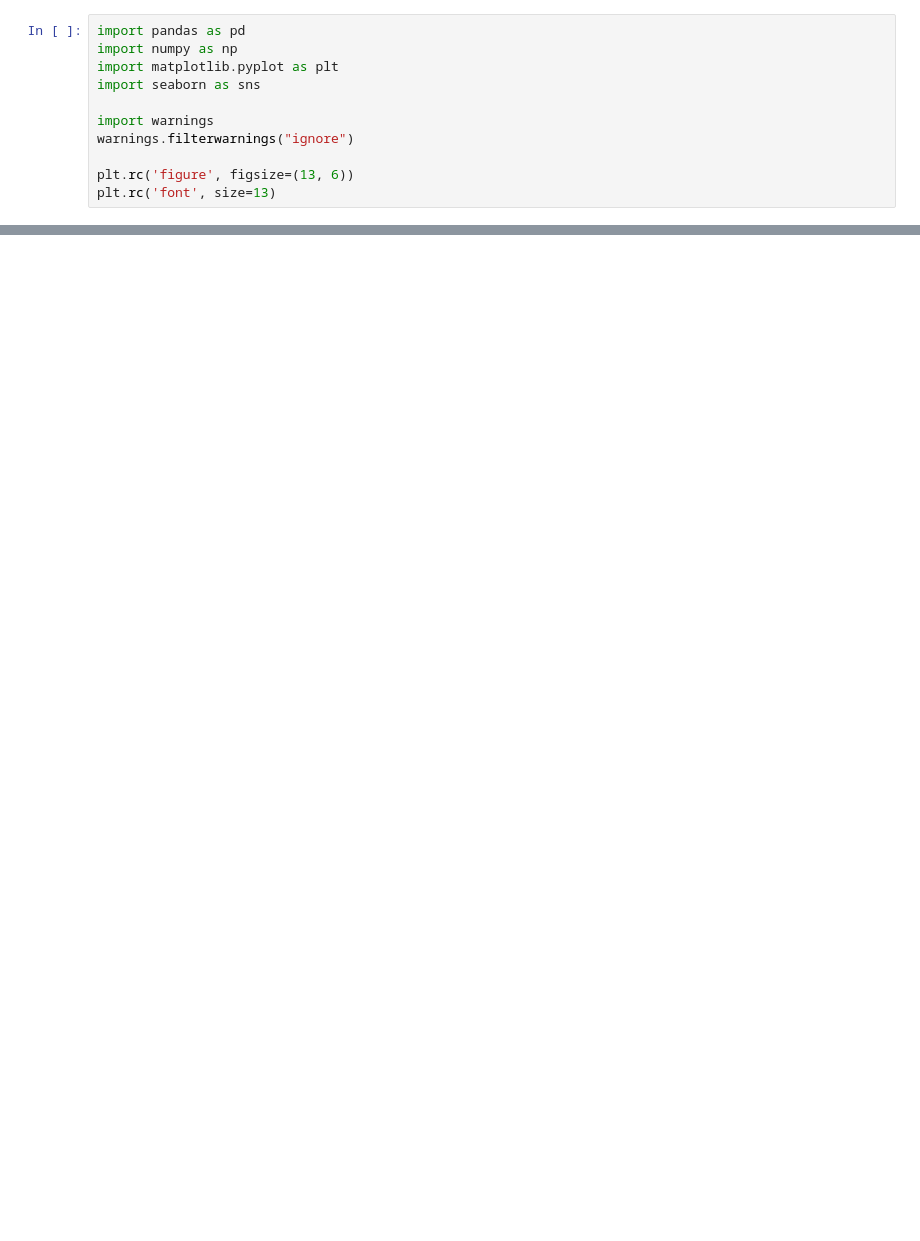
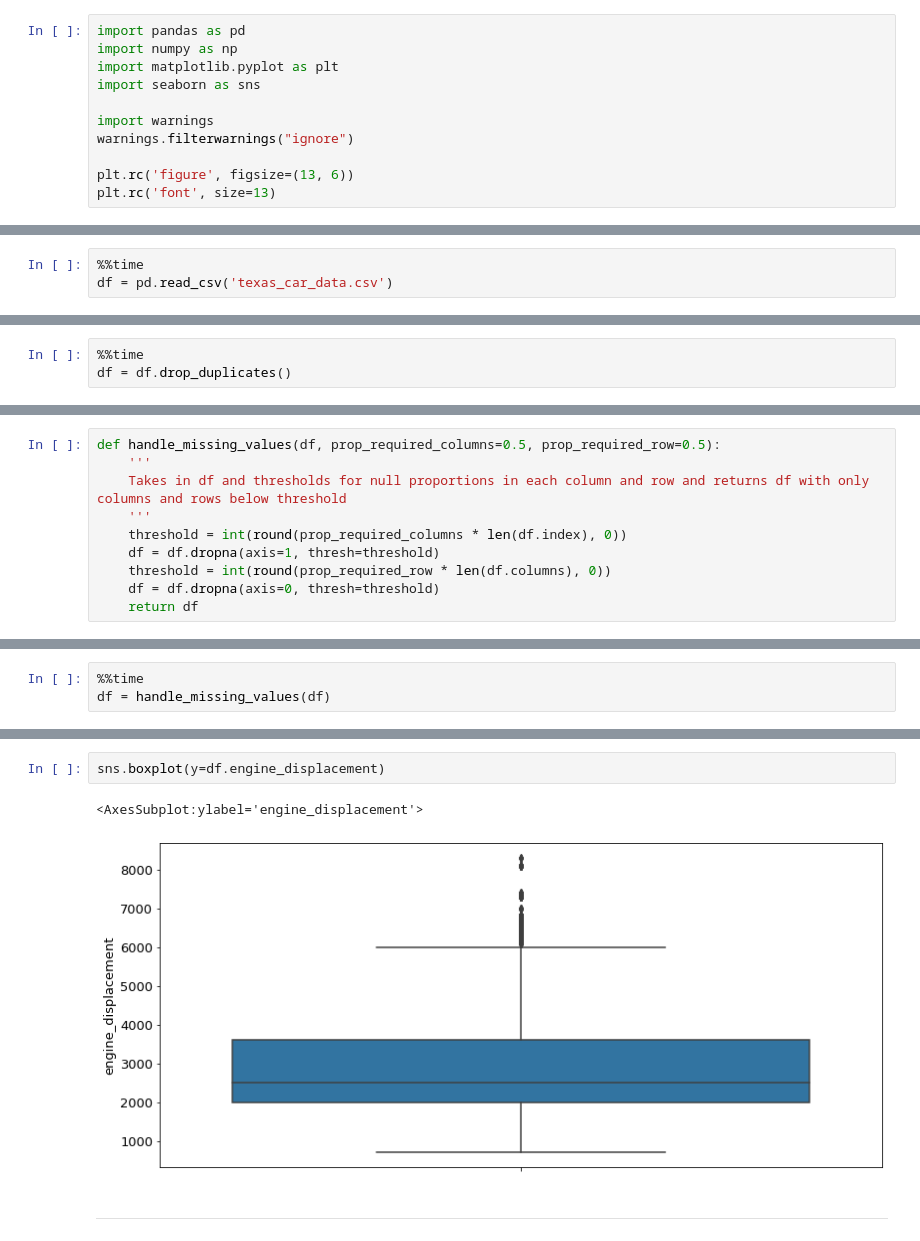
Before and after one commit to adam-talbot/used-cars-regression, a Jupyter notebook: scratchpad.ipynb, the cells around one changed output, grey strips where cells are left out. Cells and saved outputs as stored; diff of their text form; blank space fills up the shorter version.

```diff
--- a/scratchpad.ipynb
+++ b/scratchpad.ipynb
@@ -41,0 +51,3 @@ Name: city, dtype: int64
+# %%
+%%time
+df = pd.read_csv('texas_car_data.csv')
@@ -41,0 +62,3 @@ Name: city, dtype: int64
+# %%
+%%time
+df = df.drop_duplicates()
@@ -41,0 +145,10 @@ Name: city, dtype: int64
+# %%
+def handle_missing_values(df, prop_required_columns=0.5, prop_required_row=0.5):
+    '''
+    Takes in df and thresholds for null proportions in each column and row and returns df with only columns and rows below threshold
+    '''
+    threshold = int(round(prop_required_columns * len(df.index), 0))
+    df = df.dropna(axis=1, thresh=threshold)
+    threshold = int(round(prop_required_row * len(df.columns), 0))
+    df = df.dropna(axis=0, thresh=threshold)
+    return df
@@ -41,0 +159,3 @@ Name: city, dtype: int64
+# %%
+%%time
+df = handle_missing_values(df)
@@ -41,0 +279,7 @@ Name: city, dtype: int64
+# %%
+sns.boxplot(y=df.engine_displacement)
+# %% [output]
+<AxesSubplot:ylabel='engine_displacement'>
+[figure, added]
+# %% [markdown]
+---
```
Also changed, not shown: parts of 42 cells of this notebook.
